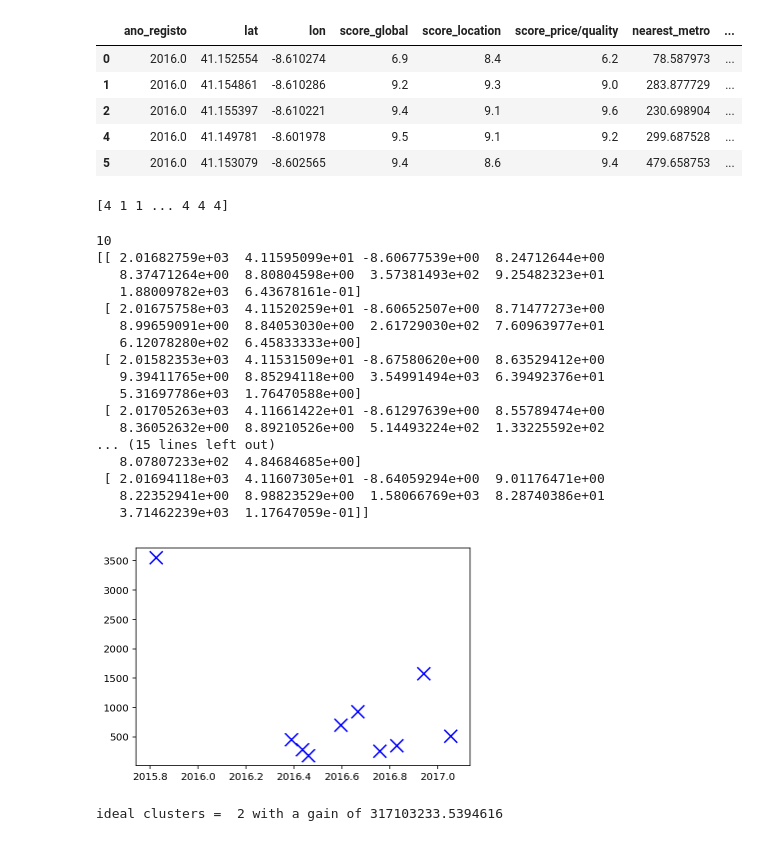
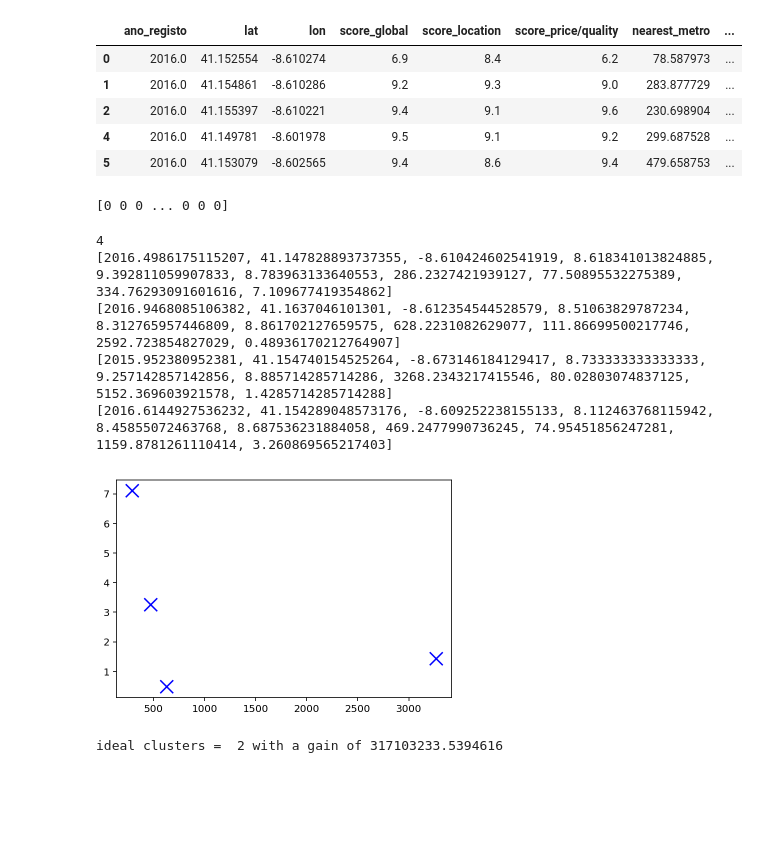
Before and after one commit to msramalho/hackacity2019, a Jupyter notebook: Analysis.ipynb, the cells around one changed output. Saved outputs shown, nothing was run; the diff lists cells and outputs as text; code cells hidden in the pictures; blank space fills up the shorter version.

```diff
--- a/Analysis.ipynb
+++ b/Analysis.ipynb
@@ -35,38 +36,28 @@ See the caveats in the documentation: http://pandas.pydata.org/pandas-docs/stabl
 | 4 | 2016.0 | 41.149781 | -8.601978 | 9.5 | 9.1 | 9.2 | 299.687528 | ... |
 | 5 | 2016.0 | 41.153079 | -8.602565 | 9.4 | 8.6 | 9.4 | 479.658753 | ... |
 # %%
-kmeans = KMeans(n_clusters=10, random_state=0, algorithm="full").fit(df_cl)
+kmeans = KMeans(n_clusters=4, random_state=0, algorithm="full").fit(df_cl)
 # %%
 print(kmeans.labels_)
 # %% [output]
-[4 1 1 ... 4 4 4]
+[0 0 0 ... 0 0 0]
 # %%
 centroids = kmeans.cluster_centers_
 print(len(centroids))
-print(centroids)
+for c in centroids.tolist():
+    print(c)
 # %% [output]
-10
-[[ 2.01682759e+03  4.11595099e+01 -8.60677539e+00  8.24712644e+00
-   8.37471264e+00  8.80804598e+00  3.57381493e+02  9.25482323e+01
-   1.88009782e+03  6.43678161e-01]
- [ 2.01675758e+03  4.11520259e+01 -8.60652507e+00  8.71477273e+00
-   8.99659091e+00  8.84053030e+00  2.61729030e+02  7.60963977e+01
-   6.12078280e+02  6.45833333e+00]
- [ 2.01582353e+03  4.11531509e+01 -8.67580620e+00  8.63529412e+00
-   9.39411765e+00  8.85294118e+00  3.54991494e+03  6.39492376e+01
-   5.31697786e+03  1.76470588e+00]
- [ 2.01705263e+03  4.11661422e+01 -8.61297639e+00  8.55789474e+00
-   8.36052632e+00  8.89210526e+00  5.14493224e+02  1.33225592e+02
-... (15 lines left out)
-   8.07807233e+02  4.84684685e+00]
- [ 2.01694118e+03  4.11607305e+01 -8.64059294e+00  9.01176471e+00
-   8.22352941e+00  8.98823529e+00  1.58066769e+03  8.28740386e+01
-   3.71462239e+03  1.17647059e-01]]
+4
+[2016.4986175115207, 41.147828893737355, -8.610424602541919, 8.618341013824885, 9.392811059907833, 8.783963133640553, 286.2327421939127, 77.50895532275389, 334.76293091601616, 7.109677419354862]
+[2016.9468085106382, 41.1637046101301, -8.612354544528579, 8.51063829787234, 8.312765957446809, 8.861702127659575, 628.2231082629077, 111.86699500217746, 2592.723854827029, 0.48936170212764907]
+[2015.952380952381, 41.154740154525264, -8.673146184129417, 8.733333333333333, 9.257142857142856, 8.885714285714286, 3268.2343217415546, 80.02803074837125, 5152.369603921578, 1.4285714285714288]
+[2016.6144927536232, 41.154289048573176, -8.609252238155133, 8.112463768115942, 8.45855072463768, 8.687536231884058, 469.2477990736245, 74.95451856247281, 1159.8781261110414, 3.260869565217403]
 # %%
-plt.scatter(centroids[:, 0], centroids[:, 6], marker='x', s=169, linewidths=3, color='b', zorder=10)
+plt.scatter(centroids[:, 6], centroids[:, 9], marker='x', s=169, linewidths=3, color='b', zorder=10)
+plt.xtitle("")
 plt.show()
 # %% [output]
-[figure, old version]
+[figure, new version]
 # %%
 Nc = range(1,10)
 kmeans = [KMeans(n_clusters=i, random_state=0) for i in Nc]
```
Also changed, not shown: parts of 1 cell of this notebook.
